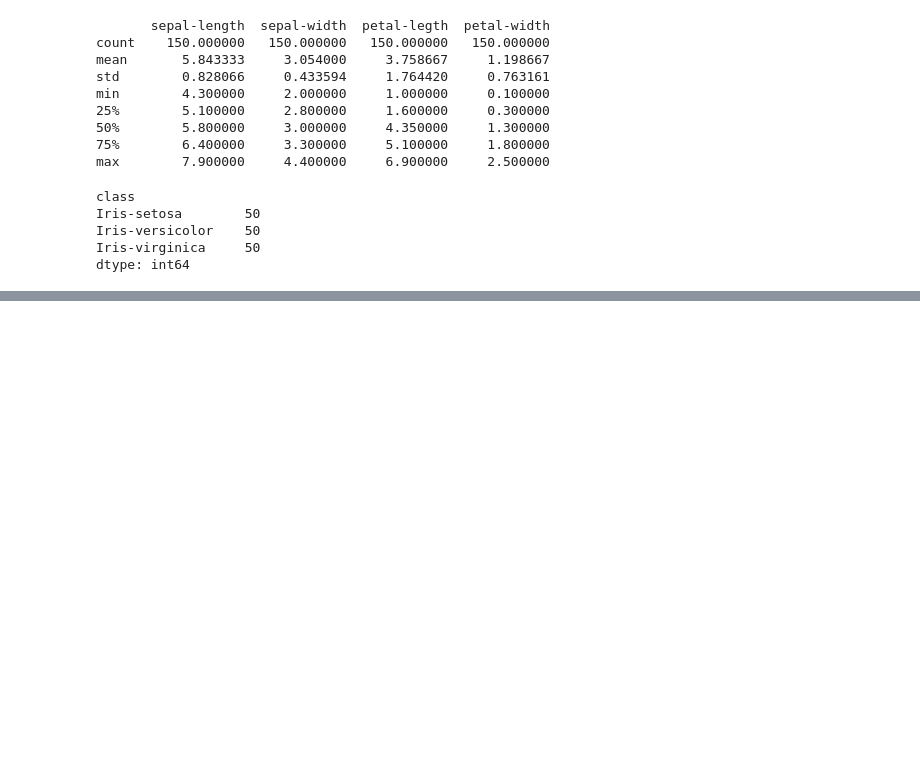
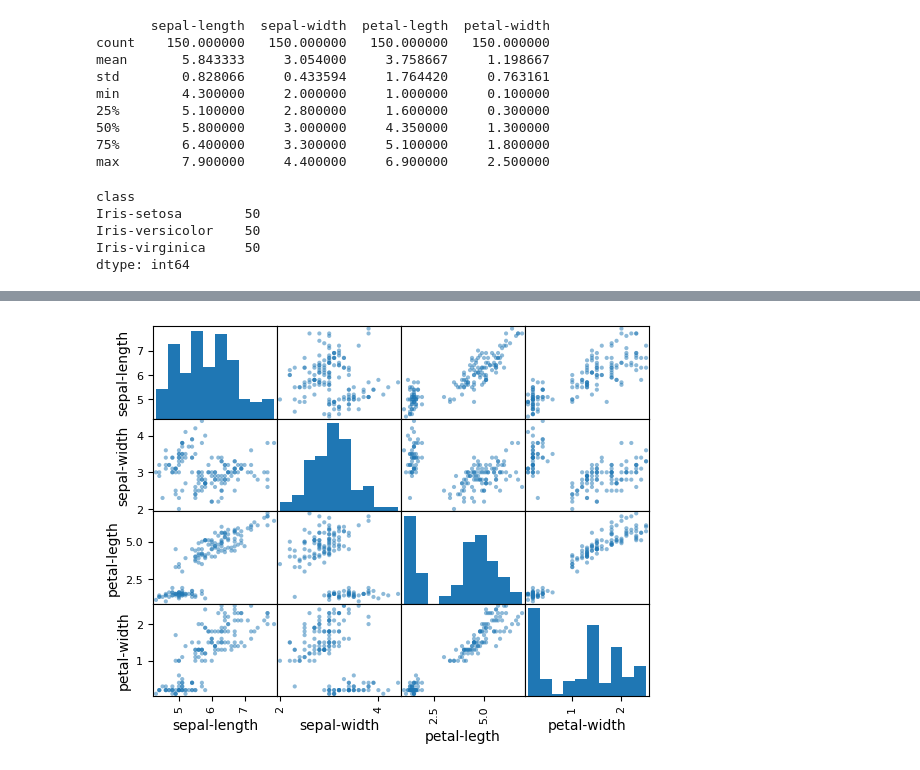
Before and after one commit to dcmbrz/Ml-Hello-World-Iris-Flower-Dataset-, a Jupyter notebook: main.ipynb, the cells around one changed output, grey strips where cells are left out. Saved outputs shown, nothing was run; the diff lists cells and outputs as text; code cells hidden in the pictures; blank space fills up the shorter version.

```diff
--- a/main.ipynb
+++ b/main.ipynb
@@ -65,0 +78,6 @@ dtype: int64
+# %%
+# scatter plot matrix
+scatter_matrix(dataset)
+plt.show()
+# %% [output]
+[figure, added]
```
Also changed, not shown: parts of 2 cells of this notebook.
